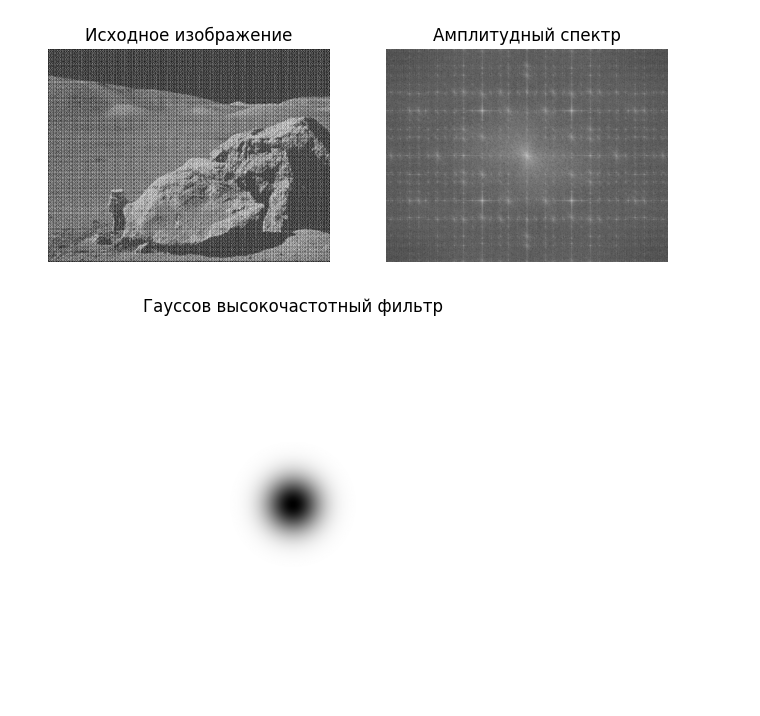
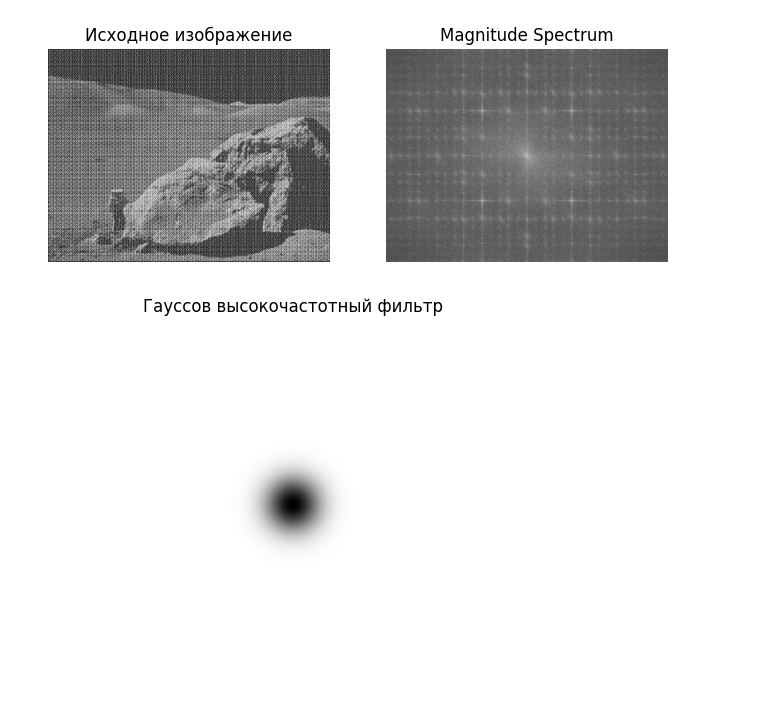
Before and after one commit to HiggsGH/Image-Processing, a Jupyter notebook: Fourier_Transform_Wavelets_Transform/Main.ipynb, the cells around one changed output. Drawn from its saved outputs; the diff is of its cells as text; code cells hidden in the pictures.

```diff
--- a/Fourier_Transform_Wavelets_Transform/Main.ipynb
+++ b/Fourier_Transform_Wavelets_Transform/Main.ipynb
@@ -7,25 +7,25 @@ from skimage.feature import peak_local_max
 # %%
 img = cv.imread('C:/ImageProcessing/labs/Fourier_Transform_Wavelets_Transform/periodic_noise.JPG', cv.IMREAD_GRAYSCALE)
 
 dft = cv.dft(np.float32(img),flags = cv.DFT_COMPLEX_OUTPUT)
 dft_shift = np.fft.fftshift(dft)
 
 magnitude_spectrum = 20*np.log(cv.magnitude(dft_shift[:,:,0],dft_shift[:,:,1]))
 
 plt.figure(figsize=(8, 6))
 
 plt.subplot(1, 2, 1)
 plt.imshow(img, cmap='gray')
 plt.title('Исходное изображение')
 plt.axis('off')
 
 plt.subplot(1, 2, 2)
 plt.imshow(magnitude_spectrum, cmap='gray')
-plt.title('Амплитудный спектр')
+plt.title('Magnitude Spectrum')
 plt.axis('off')
 plt.show()
 # %% [output]
-[figure, old version]
+[figure, new version]
 # %%
 rows, cols = img.shape
 centerX, centerY = int(rows / 2), int(cols / 2)
```
Also changed, not shown: parts of 3 cells of this notebook, 1 other file.
